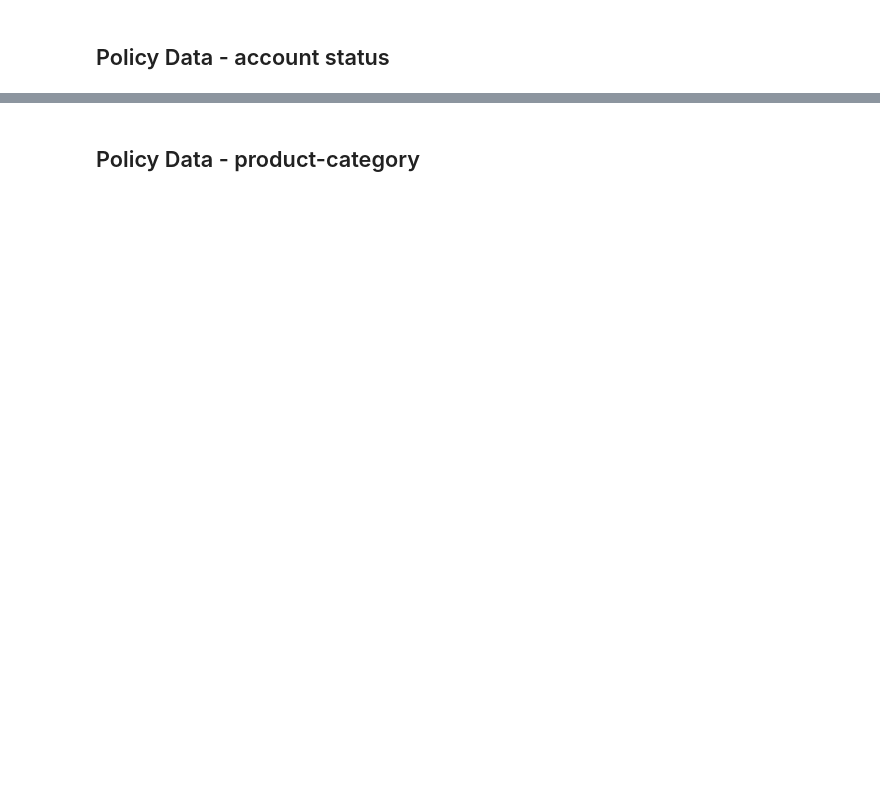
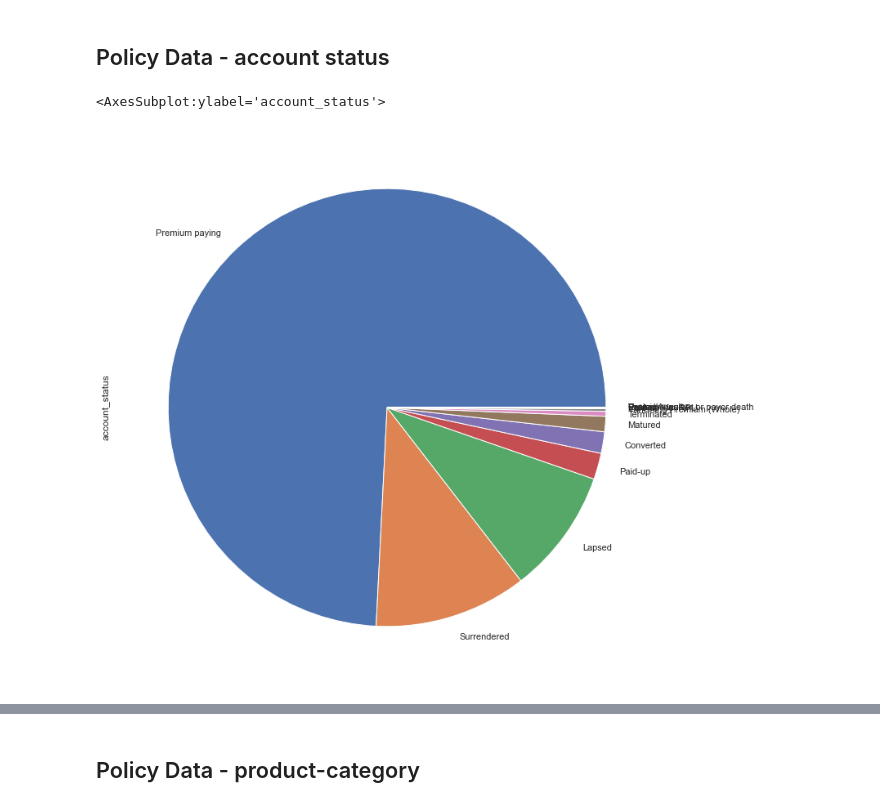
Before and after one commit to AlecLimZ/FWD-Data-Hackathon-2022-Sept, a Jupyter notebook: FWD_DATAHACK2022.ipynb, the cells around one changed output, grey strips where cells are left out. Cells and saved outputs as stored; diff of their text form; code cells hidden in the pictures; blank space fills up the shorter version.

```diff
--- a/FWD_DATAHACK2022.ipynb
+++ b/FWD_DATAHACK2022.ipynb
@@ -117,5 +462,8 @@ display(dfPT['product-group'].value_counts()) # has 2 product group types
 # %% [markdown]
 ## Policy Data - account status
 # %%
-dfPT['account-status'].value_counts().plot(kind='pie', figsize=(12, 24))
+dfPT['account_status'].value_counts().plot(kind='pie', figsize=(12, 24))
+# %% [output]
+<AxesSubplot:ylabel='account_status'>
+[figure, added]
 # %%
```
Also changed, not shown: parts of 60 cells of this notebook.
